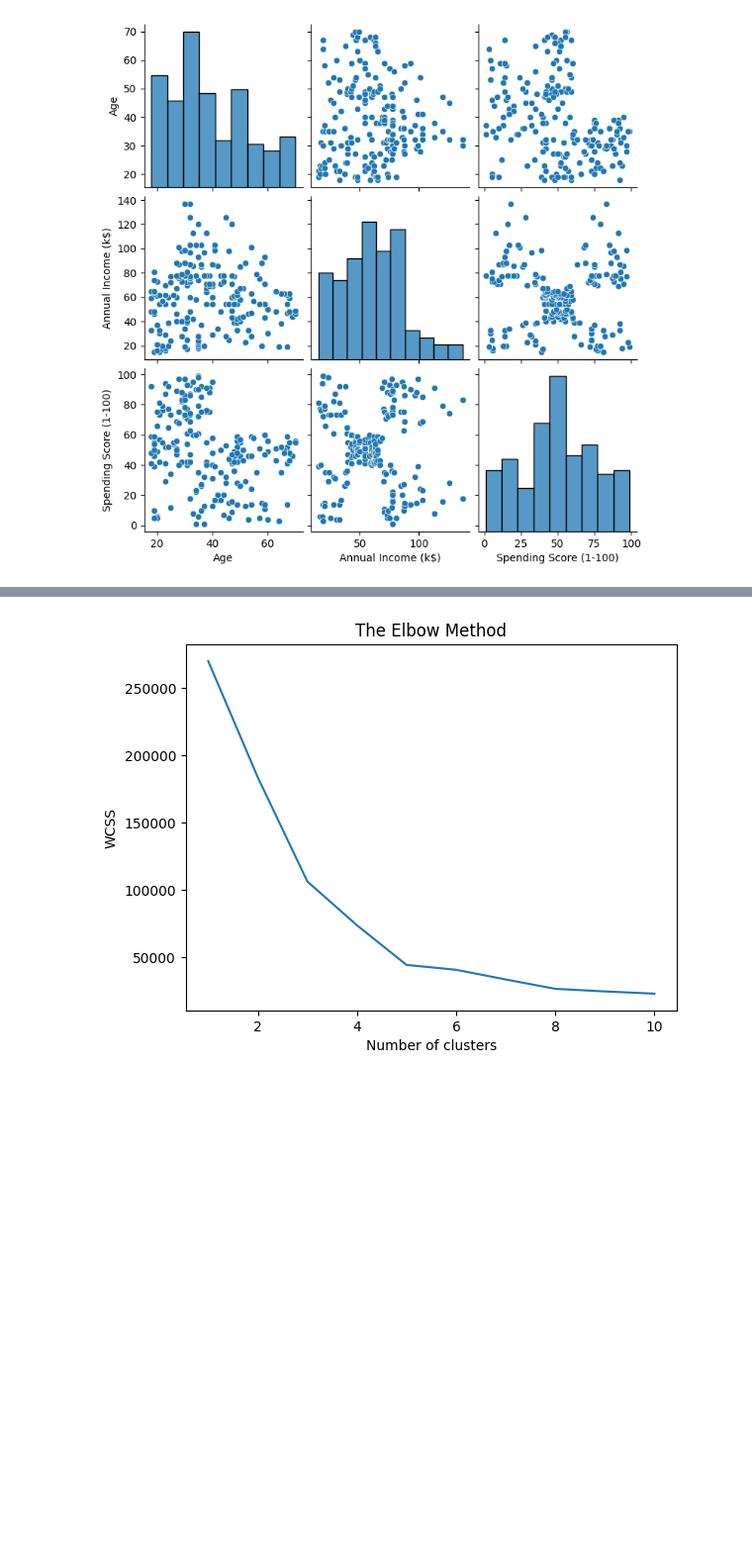
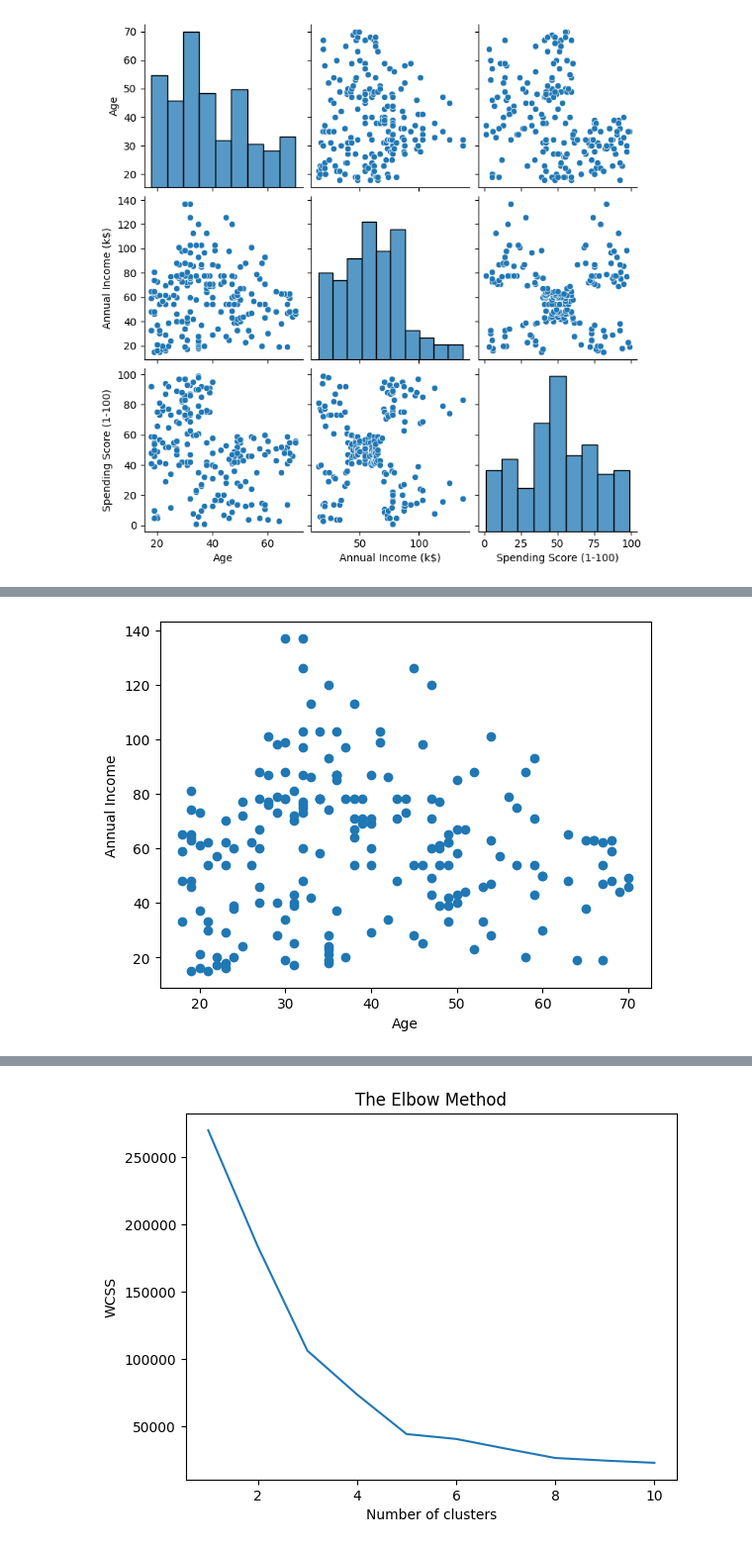
Before and after one commit to arikrishnan123/Unsupervised-learning-project-, a Jupyter notebook: Untitled2.ipynb, the cells around one changed output, grey strips where cells are left out. Shown at 99% size. Drawn from its saved outputs; the diff is of its cells as text; code cells hidden in the pictures; blank space fills up the shorter version.

```diff
--- a/Untitled2.ipynb
+++ b/Untitled2.ipynb
@@ -41,0 +49,7 @@ None
+# %%
+plt.scatter(df['Age'], df['Annual Income (k$)'])
+plt.xlabel('Age')
+plt.ylabel('Annual Income')
+plt.show()
+# %% [output]
+[figure, added]
```
Also changed, not shown: parts of 5 cells of this notebook.
